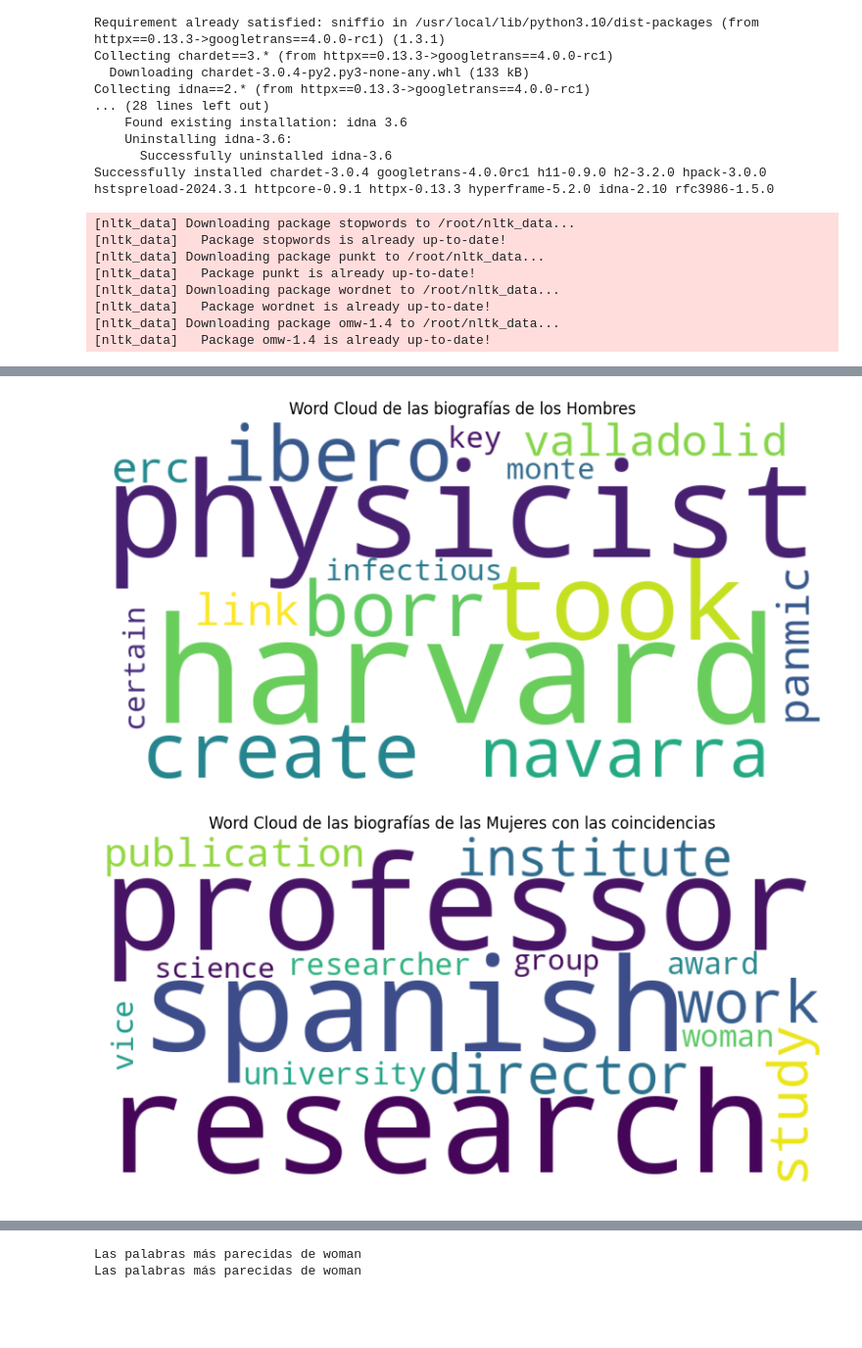
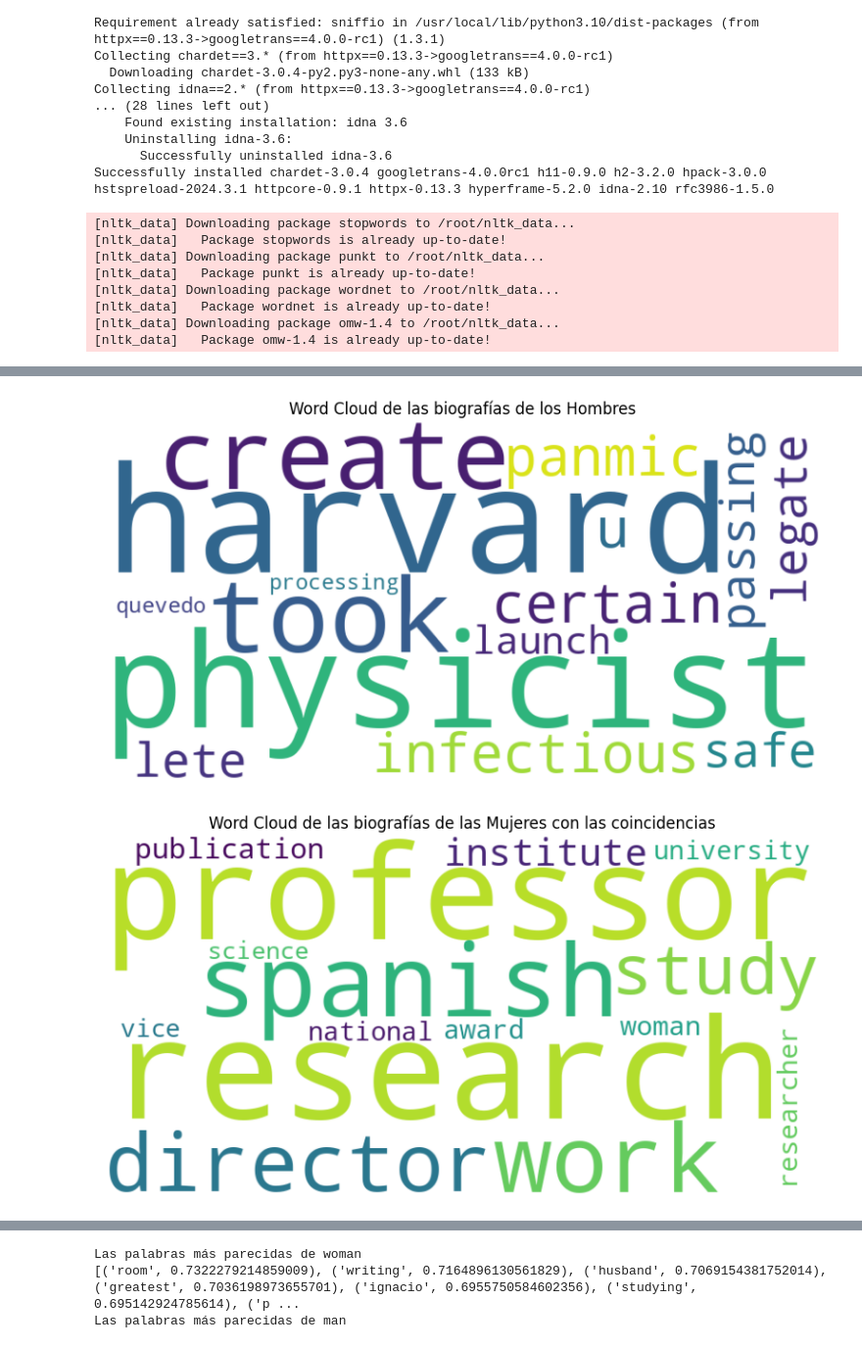
Before and after one commit to Sashka1101/TFG_Gender_Bias, a Jupyter notebook: ESTE_ES_EL_BUENO.ipynb, the cells around one changed output, grey strips where cells are left out. Shown at 98% size. Drawn from its saved outputs; the diff is of its cells as text; code cells hidden in the pictures; blank space fills up the shorter version.

```diff
--- a/ESTE_ES_EL_BUENO.ipynb
+++ b/ESTE_ES_EL_BUENO.ipynb
@@ -143,6 +143,25 @@ def clean_data(text):
     text = re.sub("also", '', text)
     text = re.sub("de", '', text)
     text = re.sub("two", '', text)
+    text = re.sub("still", '', text)
+    text = re.sub("already", '', text)
+    text = re.sub("link", '', text)
+    text = re.sub("erc", '', text)
+    text = re.sub("borr", '', text)
+    text = re.sub("monte", '', text)
+    text = re.sub("take", '', text)
+    text = re.sub("ppisbn", '', text)
+    text = re.sub("ibero", '', text)
+    text = re.sub("marta", '', text)
+    text = re.sub("key", '', text)
+    text = re.sub("carmen", '', text)
+    text = re.sub("leon", '', text)
+    text = re.sub("leonardo", '', text)
+    text = re.sub("valladolid", '', text)
+    text = re.sub("daniel", '', text)
+    text = re.sub("ath", '', text)
+    text = re.sub("brgos", '', text)
+    text = re.sub("navarra", '', text)
     return text
 
 #Poner en minúsula
@@ -373,9 +392,6 @@ df['Biografía'] = df['Biografía'].apply(eliminar_palabras_con_mismo_lema)
 #lo junto todo en un string.
 text = ' '.join(df['Biografía'])
 
-# Pruebo el modelo.
-w2v_model.wv.most_similar(positive=["university"])
-
 
 #Crear lista con palabras más frecuentes en las biografías.
 
@@ -496,11 +512,13 @@ dibujar_histograma(text1,titulo1)
 #A ver qué sale
 
 print('Las palabras más parecidas de woman')
-w2v_model2.wv.most_similar(positive=["woman"])
+a = w2v_model2.wv.most_similar(positive=["woman"])
+
+print(a)
 
 
-print('Las palabras más parecidas de woman')
-w2v_model2.wv.most_similar(positive=["woman"])
+print('Las palabras más parecidas de man')
+w2v_model2.wv.most_similar(positive=["man"])
 # %% [output]
 [nltk_data] Downloading package stopwords to /root/nltk_data...
 [nltk_data]   Package stopwords is already up-to-date!
@@ -523,2 +541,2 @@ diffusion salzburg fullbrighthys harvard allhe austriahe spiritual horticulture
-[figure, old version]
+[figure, new version]
-[figure, old version]
+[figure, new version]
@@ -528,4 +546,5 @@ diffusion salzburg fullbrighthys harvard allhe austriahe spiritual horticulture
 [figure]
 [figure]
 Las palabras más parecidas de woman
-Las palabras más parecidas de woman
+[('room', 0.7322279214859009), ('writing', 0.7164896130561829), ('husband', 0.7069154381752014), ('greatest', 0.7036198973655701), ('ignacio', 0.6955750584602356), ('studying', 0.695142924785614), ('p ...
+Las palabras más parecidas de man
```
Also changed, not shown: parts of 1 cell of this notebook.
